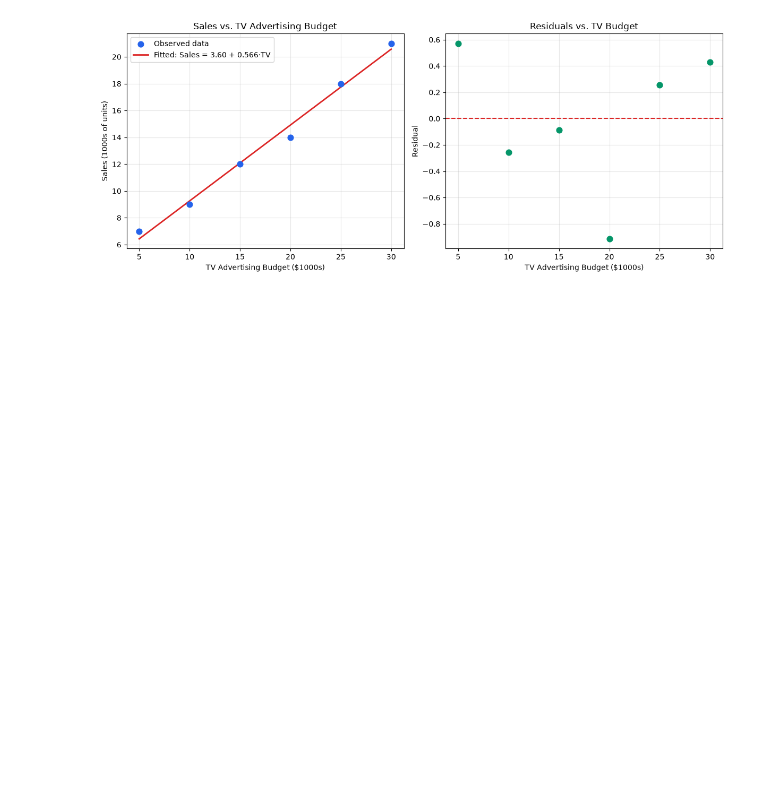
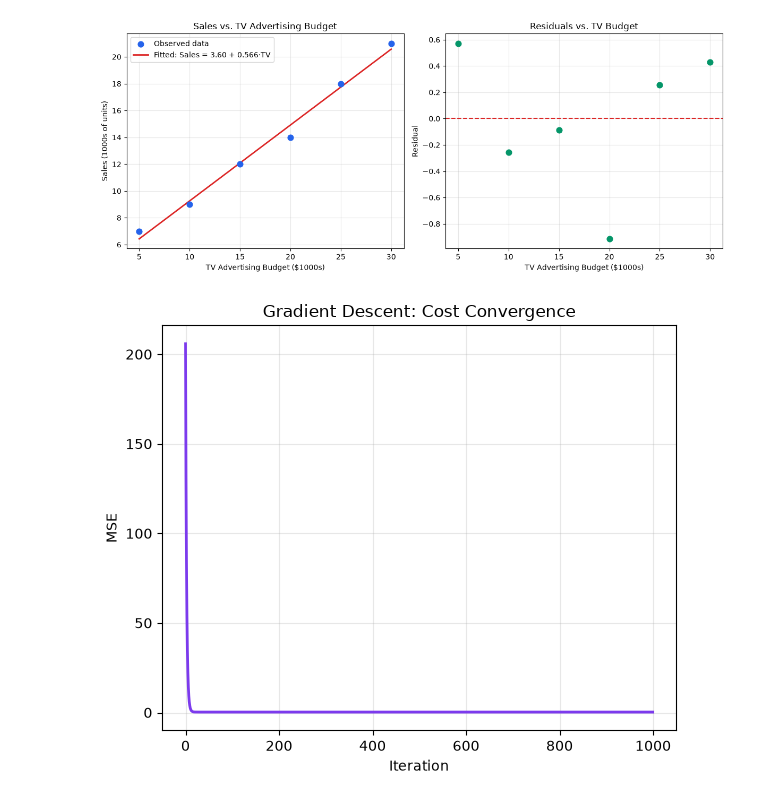
Before and after one commit to PantherUnica/Assignment_3_MD5001_Simple_Linear_Regrex, a Jupyter notebook: assignment1_regression.ipynb, the cells around one changed output. Saved outputs shown, nothing was run; the diff lists cells and outputs as text; code cells hidden in the pictures; blank space fills up the shorter version.

```diff
--- a/assignment1_regression.ipynb
+++ b/assignment1_regression.ipynb
@@ -110,4 +160,19 @@ plt.savefig("regression_plot.png", dpi=150, bbox_inches="tight")
 plt.show()
 # %% [output]
 [figure]
+# %%
+fig, ax = plt.subplots(figsize=(6, 5))
+
+# Cost function convergence
+ax.plot(range(n_iters), history, color="#7c3aed", linewidth=2)
+ax.set_xlabel("Iteration")
+ax.set_ylabel("MSE")
+ax.set_title("Gradient Descent: Cost Convergence")
+ax.grid(alpha=0.3)
+
+plt.tight_layout()
+plt.savefig("gradient_descent_plot.png", dpi=150, bbox_inches="tight")
+plt.show()
+# %% [output]
+[figure, added]
 # %% [markdown]
```
Also changed, not shown: parts of 19 cells of this notebook, 6 other files.
